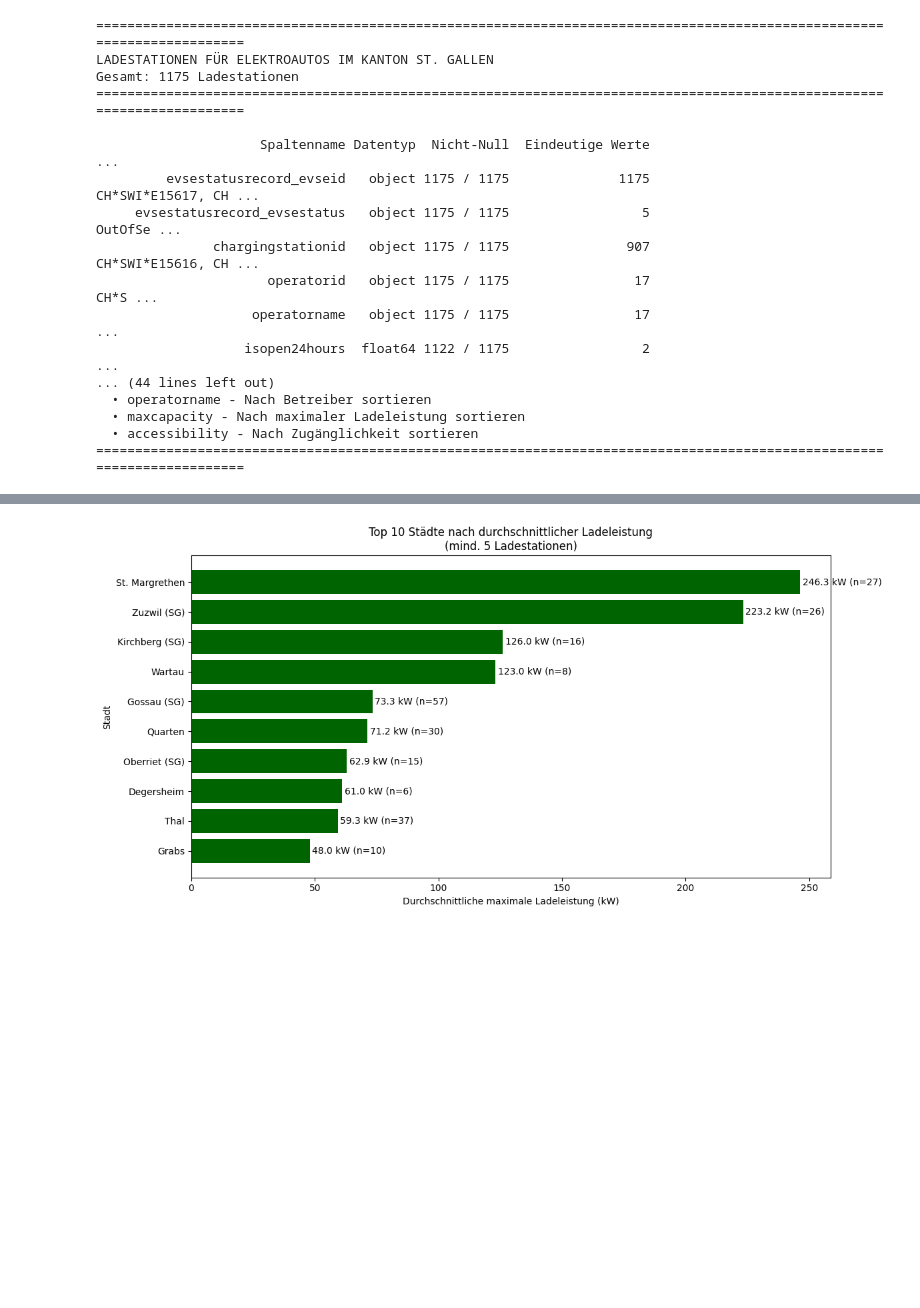
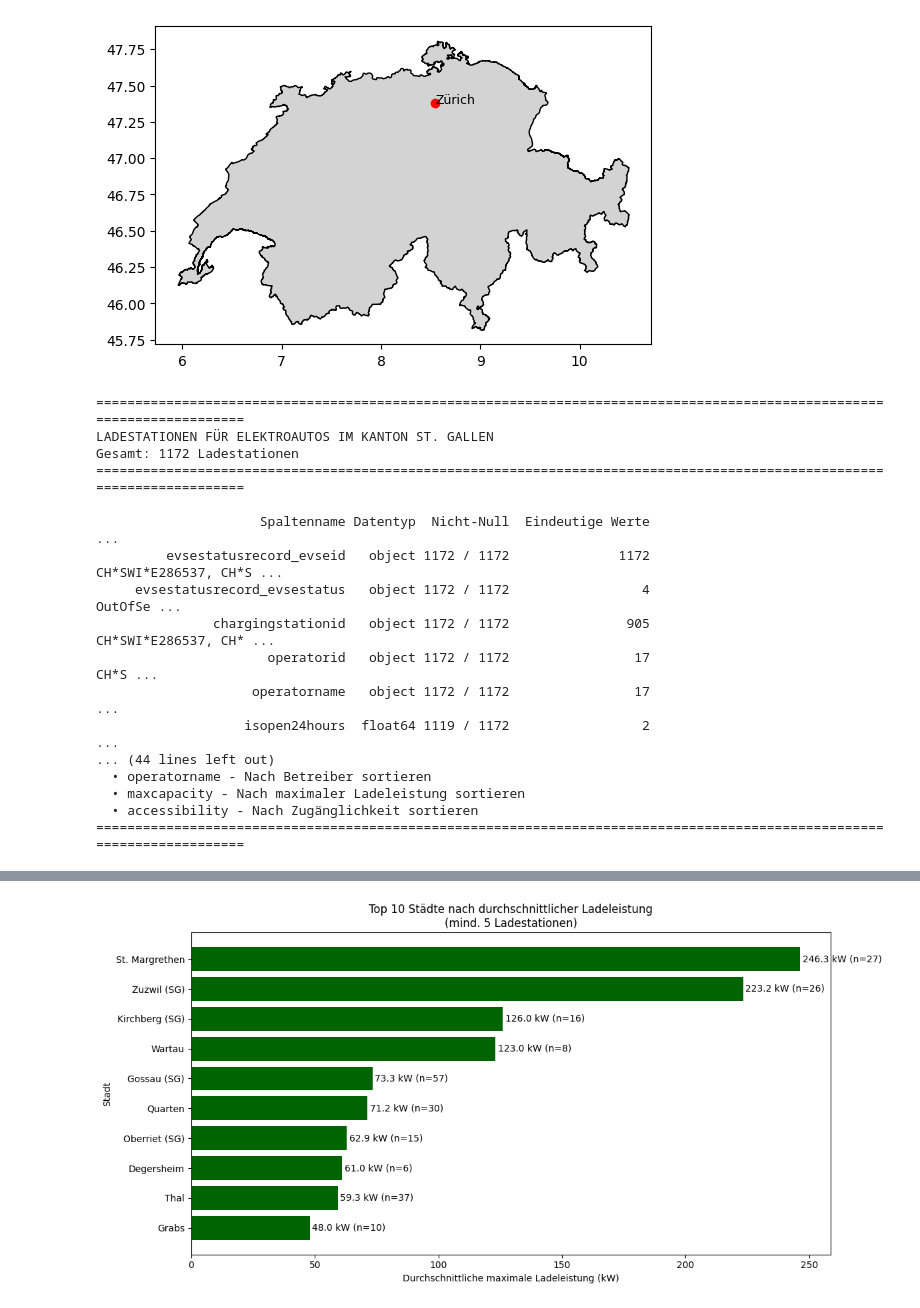
Before and after one commit to macnch33s3/APROG, a Jupyter notebook: PROJECT/api_bridge.ipynb, the cells around one changed output, grey strips where cells are left out. Saved outputs shown, nothing was run; the diff lists cells and outputs as text; code cells hidden in the pictures; blank space fills up the shorter version.

```diff
--- a/PROJECT/api_bridge.ipynb
+++ b/PROJECT/api_bridge.ipynb
@@ -1,5 +1,6 @@
 # %%
 import pandas as pd
+import geopandas as gpd
 import requests
 from io import StringIO
 import matplotlib.pyplot as plt
@@ -12,6 +13,15 @@ pd.set_option("display.max_columns", 500)
 url = "https://daten.sg.ch/api/explore/v2.1/catalog/datasets/ladestationen-fur-elektroautos-im-kanton-stgallen/exports/csv"
 response = requests.get(url)
 df = pd.read_csv(StringIO(response.text), sep=";") # erstelle aus api response einen Dataframe
+
+#shapefile CH hineinladen
+gdf = gpd.read_file("C:\\Users\\marck\\Documents\\_OST\\APROG\\open_datasg\\CHE_ADM0.shp")
+
+# Karte zeichnen
+gdf.plot(color="lightgray", edgecolor="black")
+plt.scatter(8.5417, 47.3769, color="red") #ZH
+plt.text(8.55, 47.38, "Zürich", fontsize=9)
+plt.show()
 
 spalten_info = []
 
@@ -27,45 +37,46 @@ for col in df.columns:
         "Eindeutige Werte": df[col].nunique(),
         "Beispielwerte": beispiele_str if beispiele_str else "keine Werte"
     })
 
 # df erstellen als spalte_df
 spalten_df = pd.DataFrame(spalten_info)
 
 # pretty print für df
 pd.set_option("display.max_rows", None)
 pd.set_option("display.max_columns", None)
 pd.set_option("display.width", None)
 pd.set_option("display.max_colwidth", 80)
 
 # kurze Übersicht der Spaltennamen, Datentyp, NaN-werte, is-null-werte
 print("=" * 120)
 print(f"LADESTATIONEN FÜR ELEKTROAUTOS IM KANTON ST. GALLEN")
 print(f"Gesamt: {len(df)} Ladestationen")
 print("=" * 120)
 print()
 print(spalten_df.to_string(index=False))
 print()
 print("=" * 120)
 print("\nNützliche Spalten zum Sortieren:")
 print("  • address_city - Nach Stadt sortieren")
 print("  • evsestatusrecord_evsestatus - Nach Status sortieren")
 print("  • operatorname - Nach Betreiber sortieren")
 print("  • maxcapacity - Nach maximaler Ladeleistung sortieren")
 print("  • accessibility - Nach Zugänglichkeit sortieren")
 print("=" * 120)
 # %% [output]
+[figure, added]
 ========================================================================================================================
 LADESTATIONEN FÜR ELEKTROAUTOS IM KANTON ST. GALLEN
-Gesamt: 1175 Ladestationen
+Gesamt: 1172 Ladestationen
 ========================================================================================================================
 
                      Spaltenname Datentyp  Nicht-Null  Eindeutige Werte                                                                                                                                  ...
-         evsestatusrecord_evseid   object 1175 / 1175              1175                                                                                                                CH*SWI*E15617, CH ...
-     evsestatusrecord_evsestatus   object 1175 / 1175                 5                                                                                                                          OutOfSe ...
-               chargingstationid   object 1175 / 1175               907                                                                                                                CH*SWI*E15616, CH ...
-                      operatorid   object 1175 / 1175                17                                                                                                                             CH*S ...
-                    operatorname   object 1175 / 1175                17                                                                                                                                  ...
-                   isopen24hours  float64 1122 / 1175                 2                                                                                                                                  ...
+         evsestatusrecord_evseid   object 1172 / 1172              1172                                                                                                             CH*SWI*E286537, CH*S ...
+     evsestatusrecord_evsestatus   object 1172 / 1172                 4                                                                                                                          OutOfSe ...
+               chargingstationid   object 1172 / 1172               905                                                                                                              CH*SWI*E286537, CH* ...
+                      operatorid   object 1172 / 1172                17                                                                                                                             CH*S ...
+                    operatorname   object 1172 / 1172                17                                                                                                                                  ...
+                   isopen24hours  float64 1119 / 1172                 2                                                                                                                                  ...
 ... (44 lines left out)
   • operatorname - Nach Betreiber sortieren
   • maxcapacity - Nach maximaler Ladeleistung sortieren
```
Also changed, not shown: parts of 6 cells of this notebook, 2 other files.
